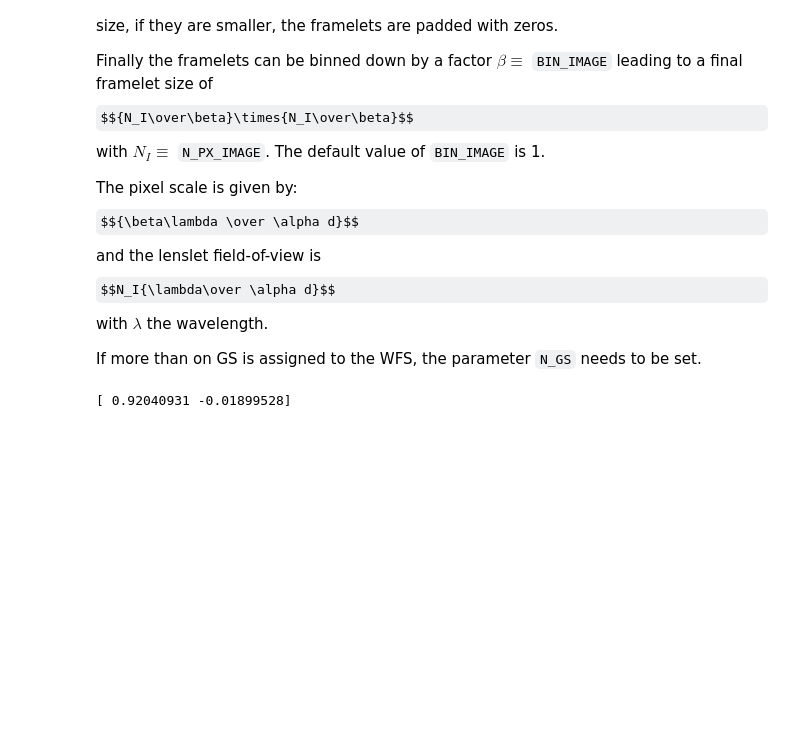
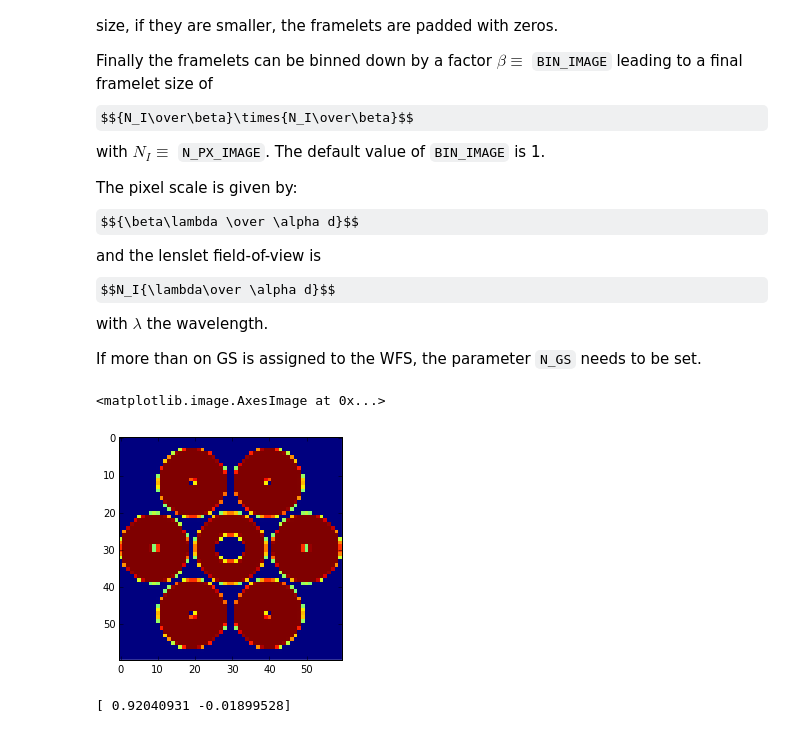
Before and after one commit to rconan/CEO, a Jupyter notebook: shackHartmann/LtaoShWfs.ipynb, the cells around one changed output. Cells and saved outputs as stored; diff of their text form; code cells hidden in the pictures; some formulas as TeX source; blank space fills up the shorter version.

```diff
--- a/shackHartmann/LtaoShWfs.ipynb
+++ b/shackHartmann/LtaoShWfs.ipynb
@@ -63,7 +57,11 @@ The mandatory parameters of the class constructor are:
 # %%
 d = D/nLenslet
 wfs = ceo.ShackHartmann(nLenslet, n, d, N_PX_IMAGE=2*(n+1))
 wfs.calibrate(calib_src,0.5)
+imshow(wfs.flux.host().T,interpolation='none')
+# %% [output]
+<matplotlib.image.AxesImage at 0x...>
+[figure, added]
 # %%
 px_scale = 2.179e-6/d/2
 coef_med = []
```
Also changed, not shown: parts of 8 cells of this notebook, 6 other files.
